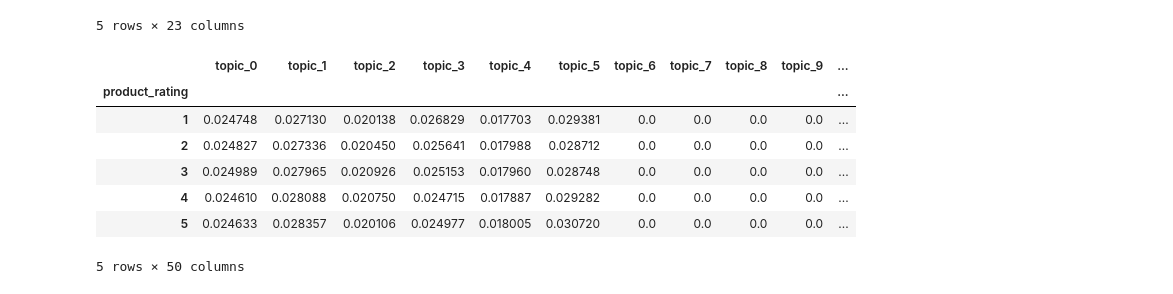
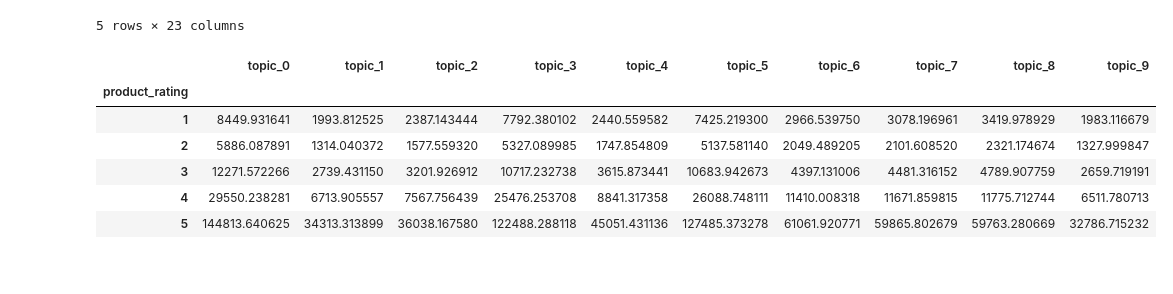
Before and after one commit to Dmytro-Kovalyov/Predicting-Customer-Feedback, a Jupyter notebook: exploratory_data_analysis.ipynb, the cells around one changed output. Drawn from its saved outputs; the diff is of its cells as text; code cells hidden in the pictures.

```diff
--- a/exploratory_data_analysis.ipynb
+++ b/exploratory_data_analysis.ipynb
@@ -248,19 +247,16 @@ data['product_rating'] = data['overall']
 data['product_rating'] = data['product_rating'].astype(int)
 # %%
 topic_cols = [f"topic_{i}" for i in range(num_topics)]
-
-topic_ratings = data.groupby('product_rating')[topic_cols].mean()
+topic_ratings = data.groupby('product_rating')[topic_cols].sum()
+topic_ratings
+# %% [output]
+|  | topic_0 | topic_1 | topic_2 | topic_3 | topic_4 | topic_5 | topic_6 | topic_7 | topic_8 | topic_9 |
+| product_rating |  |  |  |  |  |  |  |  |  |  |
+| 1 | 8449.931641 | 1993.812525 | 2387.143444 | 7792.380102 | 2440.559582 | 7425.219300 | 2966.539750 | 3078.196961 | 3419.978929 | 1983.116679 |
+| 2 | 5886.087891 | 1314.040372 | 1577.559320 | 5327.089985 | 1747.854809 | 5137.581140 | 2049.489205 | 2101.608520 | 2321.174674 | 1327.999847 |
+| 3 | 12271.572266 | 2739.431150 | 3201.926912 | 10717.232738 | 3615.873441 | 10683.942673 | 4397.131006 | 4481.316152 | 4789.907759 | 2659.719191 |
+| 4 | 29550.238281 | 6713.905557 | 7567.756439 | 25476.253708 | 8841.317358 | 26088.748111 | 11410.008318 | 11671.859815 | 11775.712744 | 6511.780713 |
+| 5 | 144813.640625 | 34313.313899 | 36038.167580 | 122488.288118 | 45051.431136 | 127485.373278 | 61061.920771 | 59865.802679 | 59763.280669 | 32786.715232 |
-# %%
-topic_ratings
-# %% [output]
-|  | topic_0 | topic_1 | topic_2 | topic_3 | topic_4 | topic_5 | topic_6 | topic_7 | topic_8 | topic_9 | ... |
-| product_rating |  |  |  |  |  |  |  |  |  |  | ... |
-| 1 | 0.024748 | 0.027130 | 0.020138 | 0.026829 | 0.017703 | 0.029381 | 0.0 | 0.0 | 0.0 | 0.0 | ... |
-| 2 | 0.024827 | 0.027336 | 0.020450 | 0.025641 | 0.017988 | 0.028712 | 0.0 | 0.0 | 0.0 | 0.0 | ... |
-| 3 | 0.024989 | 0.027965 | 0.020926 | 0.025153 | 0.017960 | 0.028748 | 0.0 | 0.0 | 0.0 | 0.0 | ... |
-| 4 | 0.024610 | 0.028088 | 0.020750 | 0.024715 | 0.017887 | 0.029282 | 0.0 | 0.0 | 0.0 | 0.0 | ... |
-| 5 | 0.024633 | 0.028357 | 0.020106 | 0.024977 | 0.018005 | 0.030720 | 0.0 | 0.0 | 0.0 | 0.0 | ... |
-5 rows × 50 columns
 # %%
 plt.figure(figsize=(10, 6))
 topic_ratings.plot(kind='bar')
```
Also changed, not shown: parts of 5 cells of this notebook, 5 other files.
